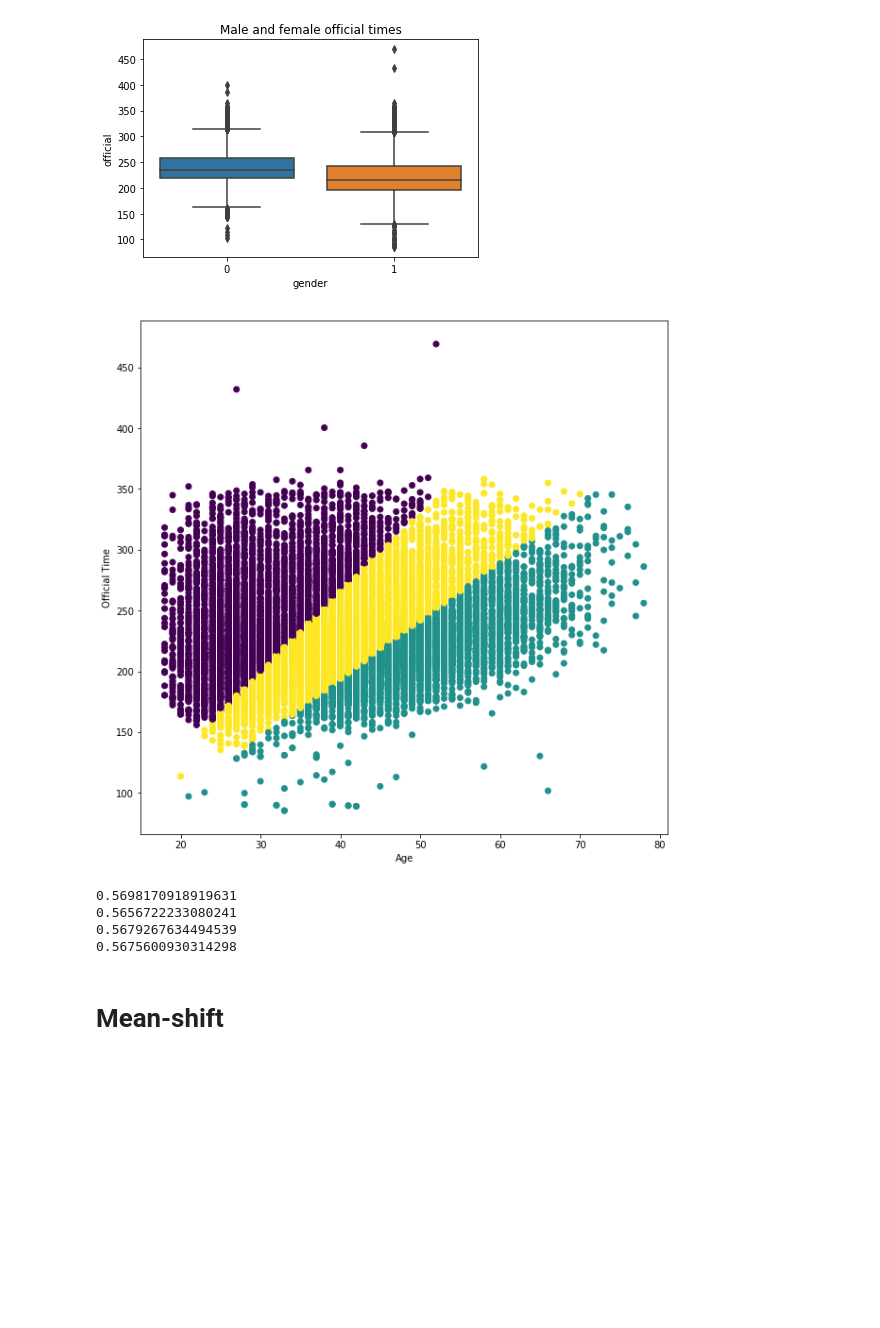
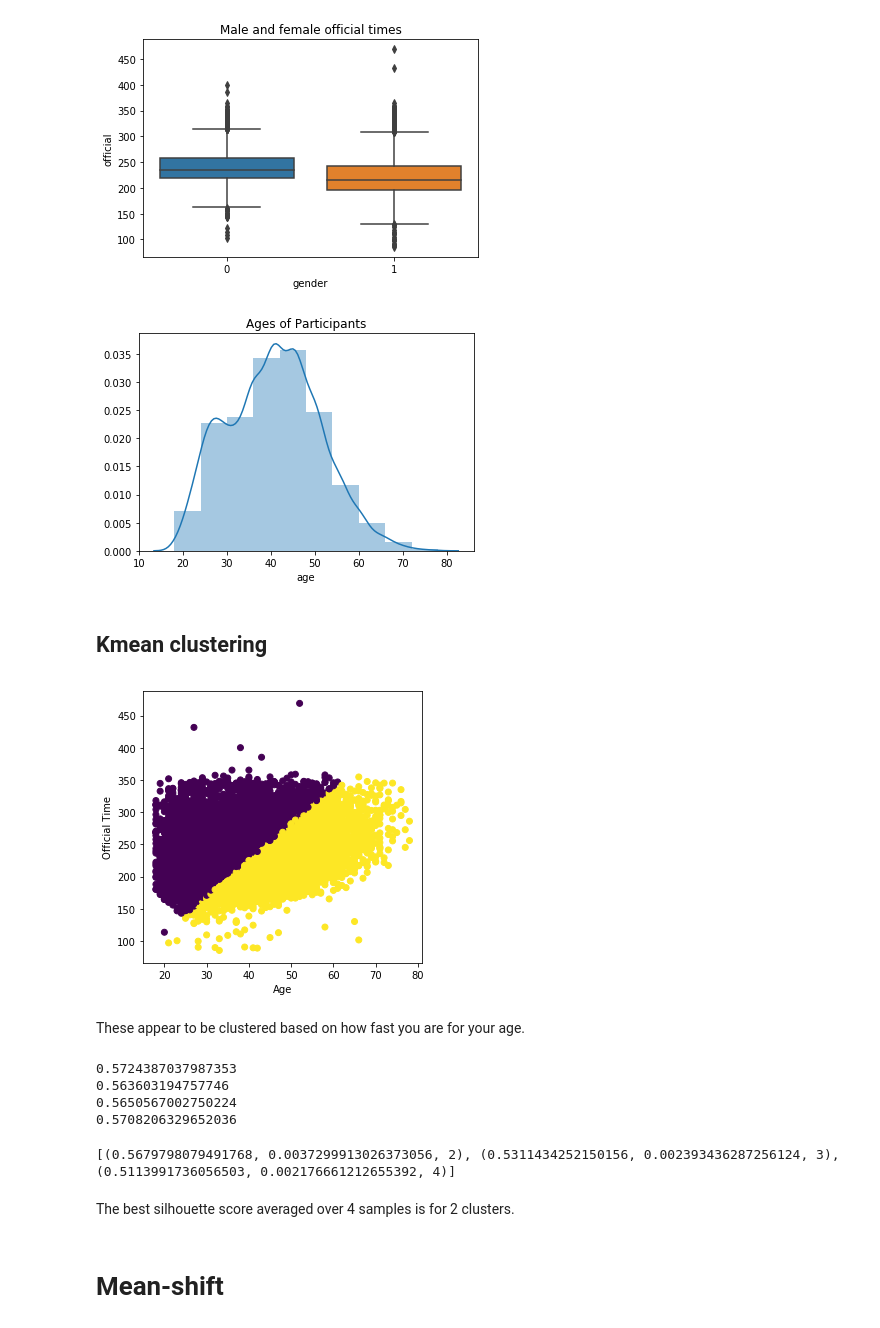
Before and after one commit to cbevis/U4_L2_Clustering, a Jupyter notebook: U4_L2_P5_Boston_Marathon.ipynb, the cells around one changed output. Saved outputs shown, nothing was run; the diff lists cells and outputs as text; code cells hidden in the pictures; blank space fills up the shorter version.

Commit message:
added distplot, updated text, cleaned code

```diff
--- a/U4_L2_P5_Boston_Marathon.ipynb
+++ b/U4_L2_P5_Boston_Marathon.ipynb
@@ -43,6 +50,7 @@ df['gender'] = np.where(df['gender'] == 'M', 1, 0)
 # %%
 df['location'] = df['city'] + ', ' + df['state'] + ' ' + df['country']
-df['location'] = df['location'].replace(np.NAN, df['city'] + ' ' + df['country'])
 
-locations['lat'] = np.nan
-locations['long'] = np.nan
+# Some locations do not have a state, this will replace it with city
+# and country
+df['location'] = df['location'].replace(np.NAN,
+                                        df['city'] + ' ' + df['country'])
@@ -101,29 +126,41 @@ plt.title('Male and female official times')
 plt.show()
 # %% [output]
 [figure]
+# %%
+sns.distplot(df.loc[:,'age'], bins=10, hist=True)
+plt.title('Ages of Participants')
+plt.show()
+# %% [output]
+[figure, added]
+# %% [markdown]
+## Kmean clustering
 # %%
 # Leave out categorical features for now
 features = ['gender', 'age', 'official', 'overall_perc', 'div_perc']
 
 X = df[features]
 
 # Normalize the data
 X_norm = normalize(X)
 
 # Reduce it to two components (just for starting)
+# This is just for graphing
 X_pca = PCA(2).fit_transform(X_norm)
 
 # Calculate predicted values
-y_pred = KMeans(n_clusters=3).fit_predict(X_norm)
+# Use 2 clusters, best silhouette score below
+y_pred = KMeans(n_clusters=2).fit_predict(X_norm)
 
 # Plot the solution (use pca just for plotting)
-fig = plt.figure(figsize=(10, 10))
+fig = plt.figure(figsize=(5, 5))
 plt.scatter(X['age'], X['official'], c=y_pred)
 plt.ylabel('Official Time')
 plt.xlabel('Age')
 plt.show()
 # %% [output]
-[figure, old version]
+[figure, new version]
+# %% [markdown]
+These appear to be clustered based on how fast you are for your age.
 # %%
 rs = ShuffleSplit(n_splits=2, test_size=0.5)
 splits = list(rs.split(X_norm))
@@ -137,10 +174,26 @@ for sample in [X1, X2, X3, X4]:
     labels = model.labels_
     print(metrics.silhouette_score(sample, labels, metric='euclidean'))
 # %% [output]
-0.5698170918919631
-0.5656722233080241
-0.5679267634494539
-0.5675600930314298
+0.5724387037987353
+0.563603194757746
+0.5650567002750224
+0.5708206329652036
+# %%
+clusters = range(2, 10)
+all_means = []
+for cluster in clusters:
+    means = []
+    for sample in [X1, X2, X3, X4]:
+        ypred = KMeans(n_clusters=cluster).fit_predict(sample)
+        means.append(metrics.silhouette_score(sample, ypred, metric='euclidean'))
+    all_means.append((np.mean(means), np.std(means), cluster))
+
+all_means.sort(reverse=True)
+print(all_means[:3])
+# %% [output]
+[(0.5679798079491768, 0.0037299913026373056, 2), (0.5311434252150156, 0.002393436287256124, 3), (0.5113991736056503, 0.002176661212655392, 4)]
+# %% [markdown]
+The best silhouette score averaged over 4 samples is for 2 clusters.
 # %% [markdown]
 # Mean-shift
 # %%
```
Also changed, not shown: parts of 33 cells of this notebook.
